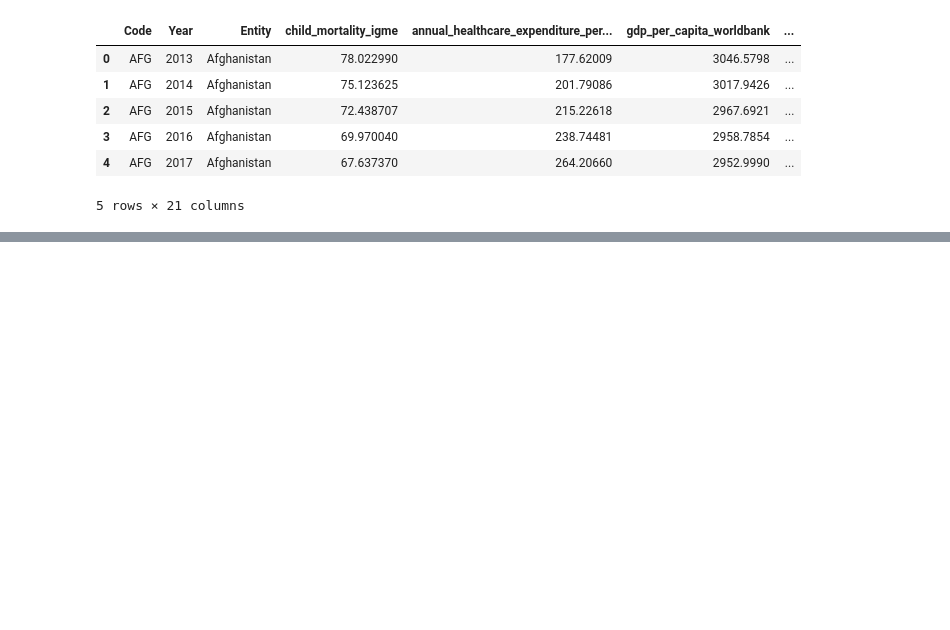
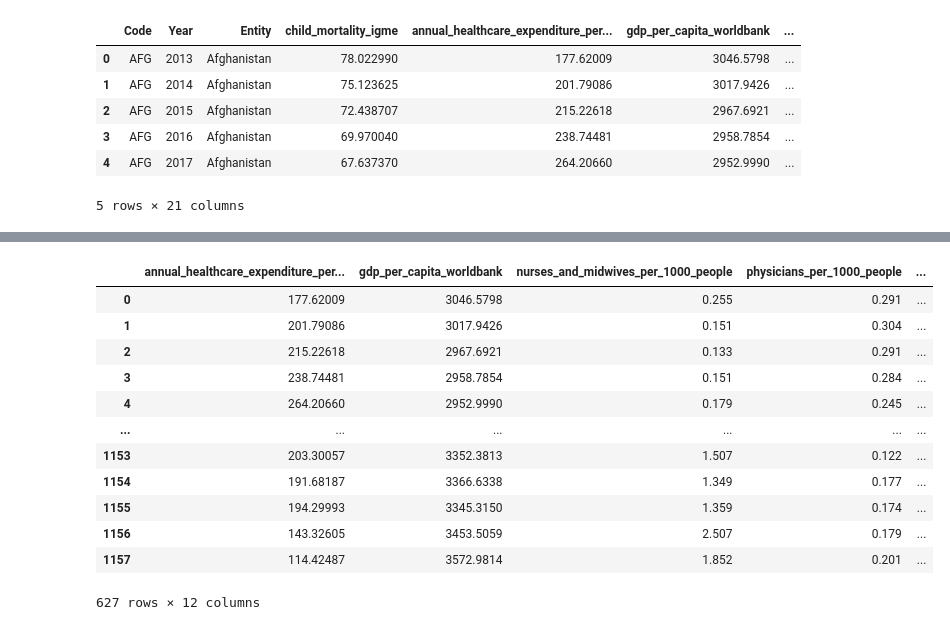
Before and after one commit to HamzahFayad/master_thesis_child_mortality, a Jupyter notebook: 01_notebooks/2_data_preprocessing.ipynb, the cells around one changed output, grey strips where cells are left out. Drawn from its saved outputs; the diff is of its cells as text; code cells hidden in the pictures; blank space fills up the shorter version.

```diff
--- a/01_notebooks/2_data_preprocessing.ipynb
+++ b/01_notebooks/2_data_preprocessing.ipynb
@@ -96,0 +175,26 @@ missing_indicators_df.head()
+# %%
+from sklearn.experimental import enable_iterative_imputer
+from sklearn.impute import IterativeImputer
+from sklearn.ensemble import ExtraTreesRegressor
+
+rf_estim = ExtraTreesRegressor(n_estimators=300, max_depth=10, n_jobs=-1, random_state=99)
+
+single_imputer = IterativeImputer(
+    estimator=rf_estim,
+    max_iter=5,
+    random_state=99,
+    initial_strategy='median'
+)
+
+df_imputed_array = single_imputer.fit_transform(df_imp_test.values)
+
+
+df_imputed = pd.DataFrame(df_imputed_array, columns=df_imp_test.columns, index=df_imp_test.index)
+removed_cols = df_for_imp[["Code", "Year", "Entity", "child_mortality_igme"]]
+df_final = df_imputed.join(removed_cols)
+# %%
+#imputed df histograms
+df_f = df_final.drop(columns=["annual_healthcare_expenditure_per_capita_missing", "gdp_per_capita_worldbank_missing", "nurses_and_midwives_per_1000_people_missing", "physicians_per_1000_people_missing","prevalence_of_undernourishment_missing", "share_without_improved_water_missing", "vaccination_coverage_who_unicef_missing", "years_of_schooling_missing", "East Asia and Pacific (WB)", "Europe and Central Asia (WB)", "Latin America and Caribbean (WB)", "Middle East, North Africa, Afghanistan and Pakistan (WB)", "North America (WB)", "North America (WB)","South Asia (WB)","Sub-Saharan Africa (WB)", "Year"])
+df_f.hist(figsize=(14,8))
+plt.tight_layout()
+plt.show()
@@ -96,0 +242,3 @@ missing_indicators_df.head()
+# %%
+original_complete_mask = df_for_imp.notna().all(axis=1)
+original_complete_mask
@@ -96,0 +258,17 @@ missing_indicators_df.head()
+# %%
+df_imputed_subset = df_f[original_complete_mask]
+df_imputed_subset
+# %% [output]
+|  | annual_healthcare_expenditure_per... | gdp_per_capita_worldbank | nurses_and_midwives_per_1000_people | physicians_per_1000_people | ... |
+| 0 | 177.62009 | 3046.5798 | 0.255 | 0.291 | ... |
+| 1 | 201.79086 | 3017.9426 | 0.151 | 0.304 | ... |
+| 2 | 215.22618 | 2967.6921 | 0.133 | 0.291 | ... |
+| 3 | 238.74481 | 2958.7854 | 0.151 | 0.284 | ... |
+| 4 | 264.20660 | 2952.9990 | 0.179 | 0.245 | ... |
+| ... | ... | ... | ... | ... | ... |
+| 1153 | 203.30057 | 3352.3813 | 1.507 | 0.122 | ... |
+| 1154 | 191.68187 | 3366.6338 | 1.349 | 0.177 | ... |
+| 1155 | 194.29993 | 3345.3150 | 1.359 | 0.174 | ... |
+| 1156 | 143.32605 | 3453.5059 | 2.507 | 0.179 | ... |
+| 1157 | 114.42487 | 3572.9814 | 1.852 | 0.201 | ... |
+627 rows × 12 columns
```
Also changed, not shown: parts of 23 cells of this notebook, 1 other file.
